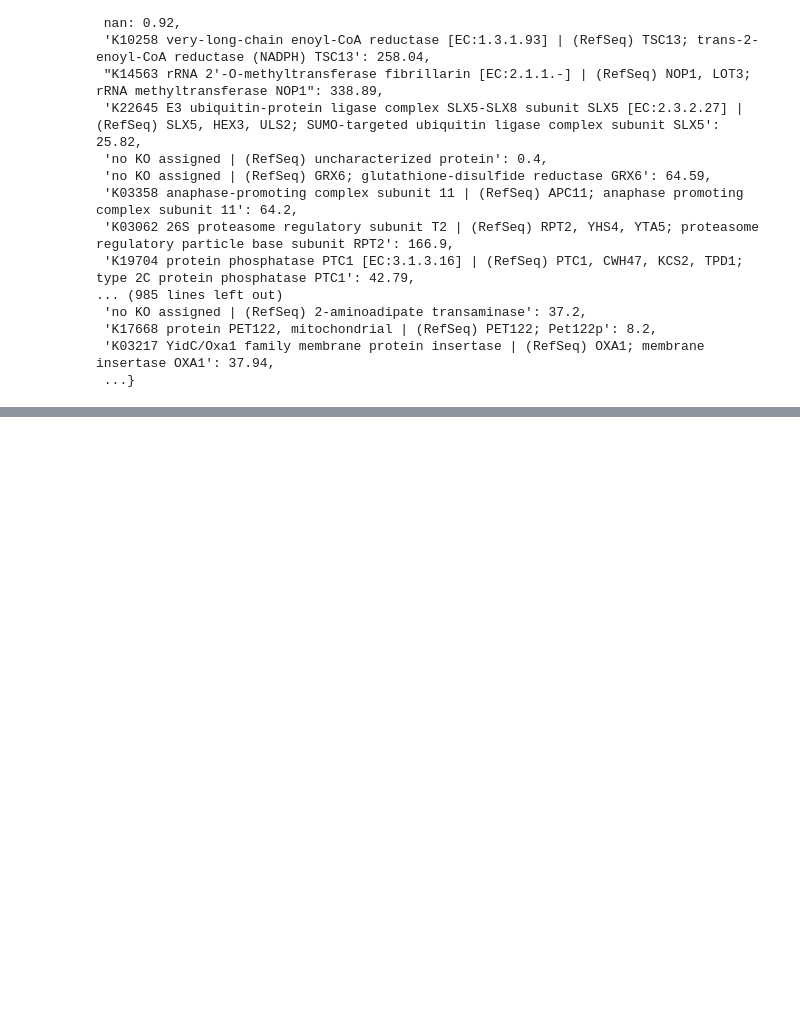
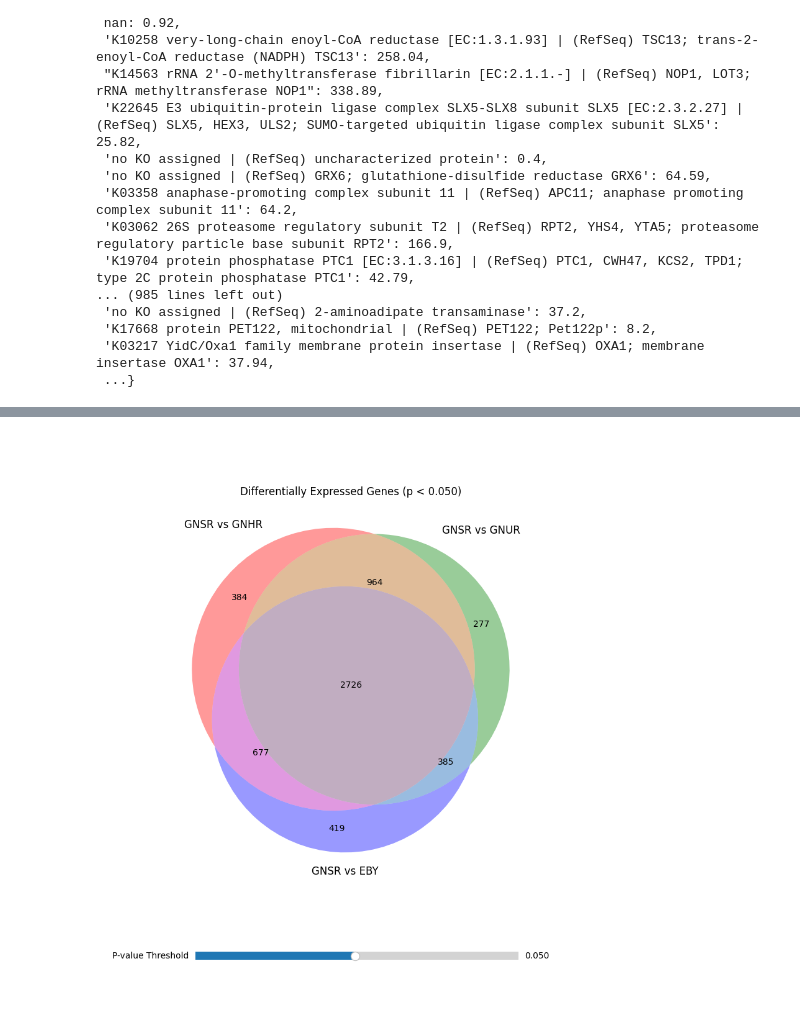
Before and after one commit to jacobbw98/SUMO_seq_project, a Jupyter notebook: code.ipynb, the cells around one changed output, grey strips where cells are left out. Saved outputs shown, nothing was run; the diff lists cells and outputs as text; code cells hidden in the pictures; blank space fills up the shorter version.

```diff
--- a/code.ipynb
+++ b/code.ipynb
@@ -361,0 +461,61 @@ EBY_1_gene_transcripts
+# %%
+# Define the column groups
+eby_cols = ['EBY_1', 'EBY_2', 'EBY_3']
+gnsr_cols = ['EBY-GNSR_1', 'EBY-GNSR_2']
+gnhr_cols = ['EBY-GNHR_1', 'EBY-GNHR_2', 'EBY-GNHR_3']
+gnur_cols = ['EBY-GNUR_1', 'EBY-GNUR_2', 'EBY-GNUR_3']
+
+# 1. PRE-CALCULATE P-VALUES (Efficient approach)
+p_vals1 = stats.ttest_ind(fpkm_df[gnsr_cols], fpkm_df[gnhr_cols], axis=1, nan_policy='omit').pvalue
+p_vals2 = stats.ttest_ind(fpkm_df[gnsr_cols], fpkm_df[gnur_cols], axis=1, nan_policy='omit').pvalue
+p_vals3 = stats.ttest_ind(fpkm_df[gnsr_cols], fpkm_df[eby_cols], axis=1, nan_policy='omit').pvalue
+
+# Create pandas Series to easily link p-values with Geneids
+p_series1 = pd.Series(p_vals1, index=fpkm_df['Geneid'])
+p_series2 = pd.Series(p_vals2, index=fpkm_df['Geneid'])
+p_series3 = pd.Series(p_vals3, index=fpkm_df['Geneid'])
+
+# 2. CREATE THE PLOT LAYOUT
+# Make space at the bottom for the slider
+fig, ax = plt.subplots(figsize=(8, 9))
+plt.subplots_adjust(bottom=0.2)
+
+# 3. DEFINE THE UPDATE FUNCTION
+def update(p_value_threshold):
+    # a. Filter genes based on the new threshold
+    set1 = set(p_series1[p_series1 < p_value_threshold].index)
+    set2 = set(p_series2[p_series2 < p_value_threshold].index)
+    set3 = set(p_series3[p_series3 < p_value_threshold].index)
+
+    # b. Clear the previous Venn diagram
+    ax.clear()
+
+    # c. Draw the new Venn diagram
+    venn3(
+        [set1, set2, set3],
+        set_labels=('GNSR vs GNHR', 'GNSR vs GNUR', 'GNSR vs EBY'),
+        ax=ax
+    )
+    ax.set_title(f"Differentially Expressed Genes (p < {p_value_threshold:.3f})")
+    fig.canvas.draw_idle()
+
+# 4. CREATE THE SLIDER
+slider_ax = fig.add_axes([0.20, 0.05, 0.65, 0.03]) # [left, bottom, width, height]
+p_val_slider = Slider(
+    ax=slider_ax,
+    label='P-value Threshold',
+    valmin=0.001,
+    valmax=0.1,
+    valinit=0.05, # Initial p-value
+    valfmt='%1.3f'
+)
+
+# 5. CONNECT THE SLIDER TO THE UPDATE FUNCTION
+p_val_slider.on_changed(update)
+
+# 6. INITIAL DRAW
+update(0.05)
+
+plt.show()
+# %% [output]
+[figure, added]
```
Also changed, not shown: parts of 11 cells of this notebook.
